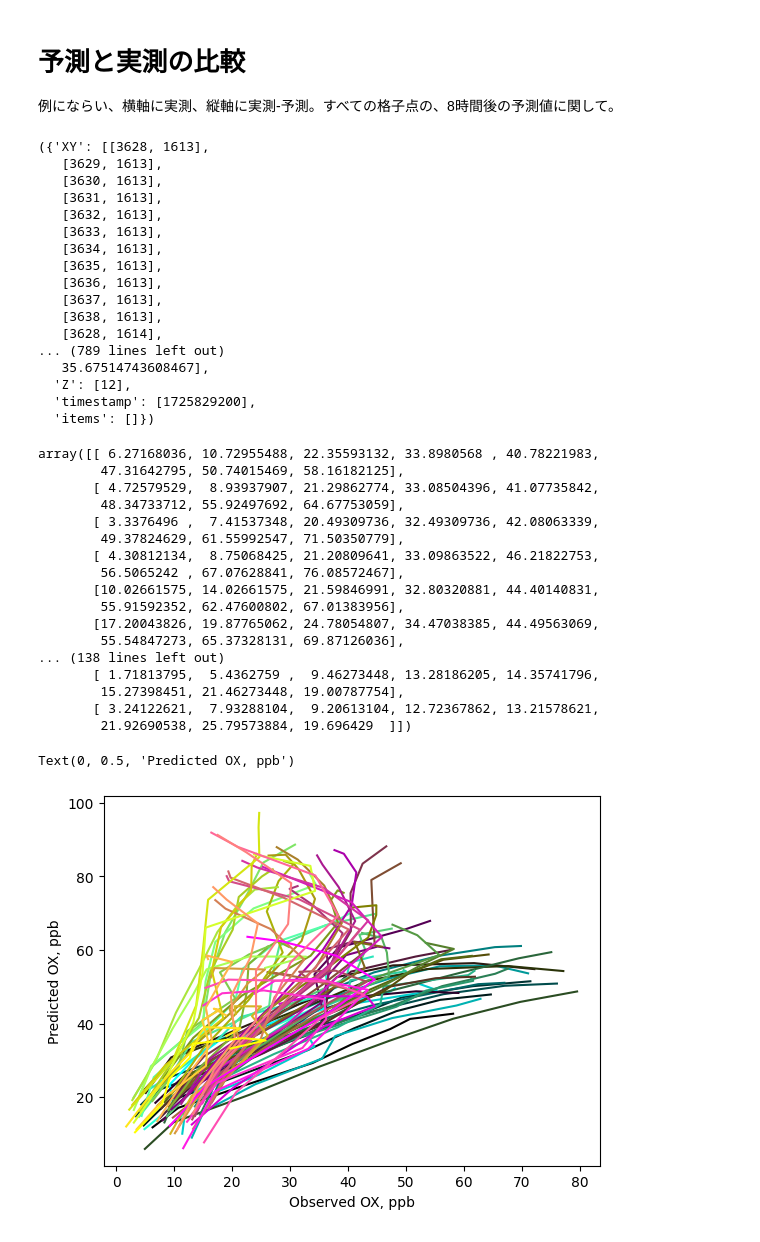
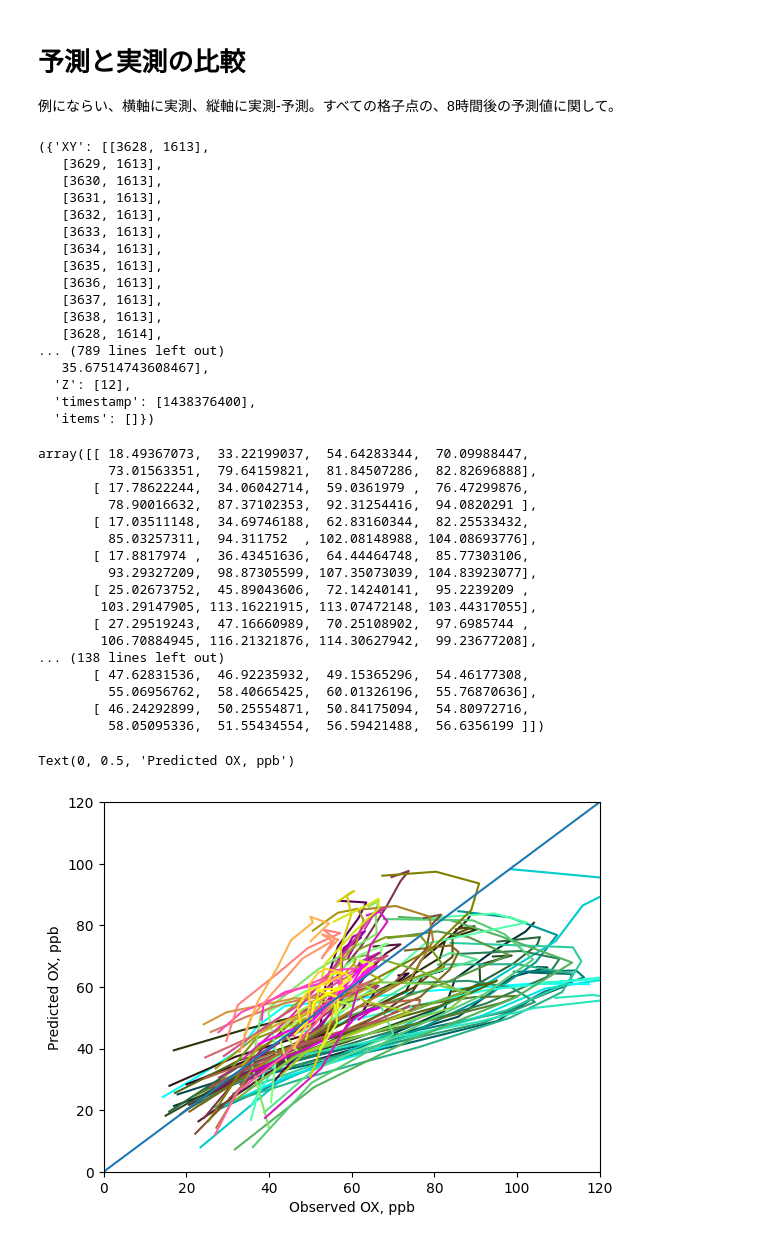
Before and after one commit to photochemistry/andersan-api, a Jupyter notebook: api-test.ipynb, the cells around one changed output. Cells and saved outputs as stored; diff of their text form; code cells hidden in the pictures.

```diff
--- a/api-test.ipynb
+++ b/api-test.ipynb
@@ -4,7 +4,7 @@
 import requests
 import json
 
-url="http://localhost:8088/tile/kanagawa/2024-09-08T06:00/12"
+url = "http://localhost:8087/tile/12/kanagawa/2025-02-20T06:00+09:00"
 res = requests.get(url)
 payload = json.loads(res.text)
 data = payload["data"]
@@ -73,7 +106,7 @@ To enable the following instructions: AVX2 FMA, in other operations, rebuild Ten
 import requests
 import json
 
-url="http://localhost:8088/raw/kanagawa/2024-09-08T06:00"
+url = "http://localhost:8087/raw/kanagawa/2025-02-20T06:00+09:00"
 res = requests.get(url)
 payload = json.loads(res.text)
 data = payload["data"]
@@ -104,7 +137,10 @@ data, spec
 import requests
 import json
 
-url="http://localhost:8088/ox/kanagawa/2024-09-09T06:00+09:00/12"
+# vでエンジンを切りかえる。
+# v0がandersan0_1(12th tile, 8 hours foresee)
+url = "http://localhost:8087/ox/v0/kanagawa/2015-08-01T06:00+09:00"
+url = "http://localhost:8087/ox/v1/kanagawa/2015-08-01T06:00+09:00"
 res = requests.get(url)
 payload = json.loads(res.text)
 data = payload["data"]
@@ -126,66 +162,76 @@ data, spec
 ... (789 lines left out)
    35.67514743608467],
   'Z': [12],
-  'timestamp': [1725829200],
+  'timestamp': [1438376400],
   'items': []})
 # %%
+import numpy as np
+
 obs = []
-for hr in range(1,9):
-    url=f"http://localhost:8088/tile/kanagawa/2024-09-09T{6+hr:02d}:00+09:00/12"
+for hr in range(1, 9):
+    # 12は地理院タイルのレベル。12のみ。
+    url = f"http://localhost:8087/tile/12/kanagawa/2015-08-01T{6+hr:02d}:00+09:00"
     res = requests.get(url)
     obs.append(json.loads(res.text)["data"]["OX"])
 
 obs = np.array(obs).T
 obs
 # %% [output]
-array([[ 6.27168036, 10.72955488, 22.35593132, 33.8980568 , 40.78221983,
-        47.31642795, 50.74015469, 58.16182125],
-       [ 4.72579529,  8.93937907, 21.29862774, 33.08504396, 41.07735842,
-        48.34733712, 55.92497692, 64.67753059],
-       [ 3.3376496 ,  7.41537348, 20.49309736, 32.49309736, 42.08063339,
-        49.37824629, 61.55992547, 71.50350779],
-       [ 4.30812134,  8.75068425, 21.20809641, 33.09863522, 46.21822753,
-        56.5065242 , 67.07628841, 76.08572467],
-       [10.02661575, 14.02661575, 21.59846991, 32.80320881, 44.40140831,
-        55.91592352, 62.47600802, 67.01383956],
-       [17.20043826, 19.87765062, 24.78054807, 34.47038385, 44.49563069,
-        55.54847273, 65.37328131, 69.87126036],
+array([[ 18.49367073,  33.22199037,  54.64283344,  70.09988447,
+         73.01563351,  79.64159821,  81.84507286,  82.82696888],
+       [ 17.78622244,  34.06042714,  59.0361979 ,  76.47299876,
+         78.90016632,  87.37102353,  92.31254416,  94.0820291 ],
+       [ 17.03511148,  34.69746188,  62.83160344,  82.25533432,
+         85.03257311,  94.311752  , 102.08148988, 104.08693776],
+       [ 17.8817974 ,  36.43451636,  64.44464748,  85.77303106,
+         93.29327209,  98.87305599, 107.35073039, 104.83923077],
+       [ 25.02673752,  45.89043606,  72.14240141,  95.2239209 ,
+        103.29147905, 113.16221915, 113.07472148, 103.44317055],
+       [ 27.29519243,  47.16660989,  70.25108902,  97.6985744 ,
+        106.70884945, 116.21321876, 114.30627942,  99.23677208],
 ... (138 lines left out)
-       [ 1.71813795,  5.4362759 ,  9.46273448, 13.28186205, 14.35741796,
-        15.27398451, 21.46273448, 19.00787754],
-       [ 3.24122621,  7.93288104,  9.20613104, 12.72367862, 13.21578621,
-        21.92690538, 25.79573884, 19.696429  ]])
+       [ 47.62831536,  46.92235932,  49.15365296,  54.46177308,
+         55.06956762,  58.40665425,  60.01326196,  55.76870636],
+       [ 46.24292899,  50.25554871,  50.84175094,  54.80972716,
+         58.05095336,  51.55434554,  56.59421488,  56.6356199 ]])
 # %%
 import matplotlib.pyplot as plt
-import numpy as np
 from delaunayextrapolation import DelaunayE
 
 Y = np.zeros_like(obs)
-for hr in range(1,9):
-    Y[:,hr-1]= data[f"+{hr}"]
+for hr in range(1, 9):
+    Y[:, hr - 1] = data[f"+{hr}"]
 
 xL = len(spec["X"])
 yL = len(spec["Y"])
-xy = np.array([[-0.001,-0.001], [xL-0.99,0], [0,yL-0.991],[xL-1,yL-0.992]])
+xy = np.array([[-0.001, -0.001], [xL - 0.99, 0], [0, yL - 0.991], [xL - 1, yL - 0.992]])
 # xy = np.array([[0, -0.1], [0, 1.1], [1.2, 0], [1, 1]])
 tri = DelaunayE(xy)
-colors = np.array([[0,0,0], [0,1,1], [1,0,1], [1,1,0]]) # K, C, M, Y
+colors = np.array([[0, 0, 0], [0, 1, 1], [1, 0, 1], [1, 1, 0]])  # K, C, M, Y
 #
 # K---C
 # |   |
 # M---Y
 #
 
 row = 0
 for iy, y in enumerate(spec["Y"]):
     for ix, x in enumerate(spec["X"]):
-        vertices, ratios = tri.mixratio(np.array([ix,iy]))
-        c = colors[vertices[0]]*ratios[0]+colors[vertices[1]]*ratios[1]+colors[vertices[2]]*ratios[2]
-        plt.plot(obs[row],Y[row], "-", color=c)
+        vertices, ratios = tri.mixratio(np.array([ix, iy]))
+        c = (
+            colors[vertices[0]] * ratios[0]
+            + colors[vertices[1]] * ratios[1]
+            + colors[vertices[2]] * ratios[2]
+        )
+        plt.plot(obs[row], Y[row], "-", color=c)
         row += 1
 
+xspace = np.linspace(0, 120)
+plt.plot(xspace, xspace, "-")
+plt.xlim(0, 120)
+plt.ylim(0, 120)
 plt.xlabel("Observed OX, ppb")
 plt.ylabel("Predicted OX, ppb")
 # %% [output]
 Text(0, 0.5, 'Predicted OX, ppb')
-[figure, old version]
+[figure, new version]
```
Also changed, not shown: parts of 7 cells of this notebook, 10 other files.
